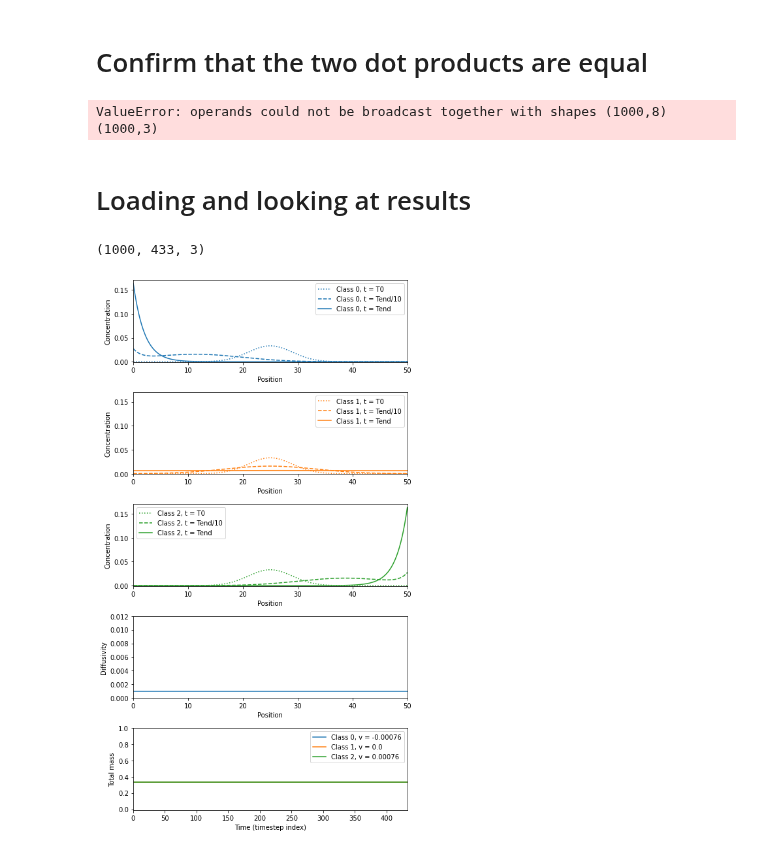
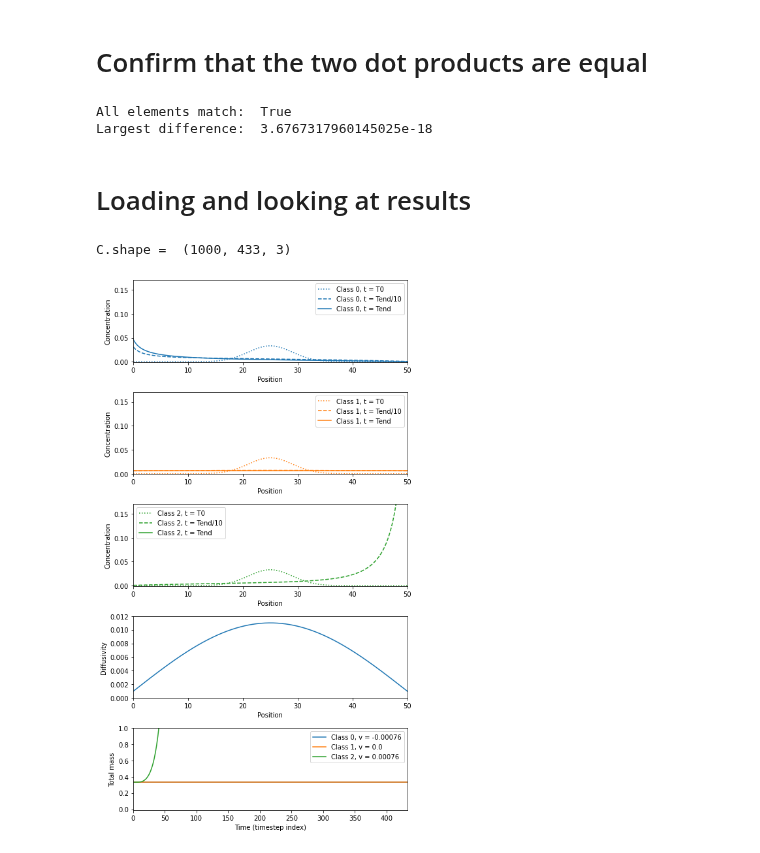
Before and after one commit to nordam/Eulerian-and-Lagrangian-methods, a Jupyter notebook: notebooks/Debugging.ipynb, the cells around one changed output. Drawn from its saved outputs; the diff is of its cells as text; code cells hidden in the pictures.

```diff
--- a/notebooks/Debugging.ipynb
+++ b/notebooks/Debugging.ipynb
@@ -128,21 +131,24 @@ LHS_FL_old = flux_limiter_reaction_term_function(
 )
 # %% [markdown]
 # Confirm that the two dot products are equal
-# %%
-np.allclose(LHS_FL, LHS_FL_old)
-# %% [output]
-ValueError: operands could not be broadcast together with shapes (1000,8) (1000,3)
+# %%
+print('All elements match: ', np.allclose(LHS_FL, 0.5*LHS_FL_old))
+
+print('Largest difference: ', np.amax(np.abs(LHS_FL - 0.5*LHS_FL_old)))
+# %% [output]
+All elements match:  True
+Largest difference:  3.6767317960145025e-18
 # %% [markdown]
 # Loading and looking at results
 # %%
-profile = 'A'
+profile = 'B'
 
 # Constant diffusivity
 K_A = lambda z: 1e-3*np.ones(len(z))
 # Variable but symmetric diffusivity
 K_B = lambda z: 1e-3 + 1e-2*np.sin(z*np.pi/Zmax)
 
-if profile = 'A':
+if profile == 'A':
     K_vec = K_A(params.z_face)
 else:
     K_vec = K_B(params.z_face)
@@ -150,37 +156,39 @@ else:
 C = np.load(f'../data/Case0_K_{profile}_block_Nclasses=3_NJ=1000_dt=300.npy')
 print('C.shape = ', C.shape)
 # %% [output]
-(1000, 433, 3)
+C.shape =  (1000, 433, 3)
 # %%
 fig, ax = plt.subplots(nrows = 5, figsize = (7,12))
 
 for i in (0, 1, 2):
     speeds = [-2*0.38e-3, 0.0, 2*0.38e-3]
     l, = ax[4].plot(params.dz*np.sum(C[:,:,i], axis = (0)), label = f'Class {i}, v = {speeds[i]}')
     ax[i].plot(params.z_cell, C[:,0,i], ':', c = l.get_color(), label = f'Class {i}, t = T0')
     ax[i].plot(params.z_cell, C[:,45,i], '--', c = l.get_color(), label = f'Class {i}, t = Tend/10')
     ax[i].plot(params.z_cell, C[:,-1,i], c = l.get_color(), label = f'Class {i}, t = Tend')
     ax[i].legend()
     ax[i].set_ylim(-0.001, 0.17)
     ax[i].set_xlim(0, params.Zmax)
     ax[i].set_xlabel('Position')
     ax[i].set_ylabel('Concentration')
 
 ax[3].plot(params.z_face, K_vec)
 ax[3].set_ylabel('Diffusivity')
 ax[3].set_xlabel('Position')
 ax[3].set_ylim(0.0, 0.012)
 ax[3].set_xlim(0, params.Zmax)
 
 ax[4].set_ylabel('Total mass')
 ax[4].set_xlabel('Time (timestep index)')
 ax[4].set_ylim(-0.01, 1)
 ax[4].set_xlim(0, C.shape[1])
 ax[4].legend()
 
 plt.tight_layout()
 
-#plt.savefig('Symmetric_test_3_classes_constant_diffusivity.png', dpi = 240)
-#plt.savefig('Symmetric_test_3_classes_variable_diffusivity.png', dpi = 240)
+if profile == 'A':
+    plt.savefig('Symmetric_test_3_classes_constant_diffusivity.png', dpi = 240)
+else:
+    plt.savefig('Symmetric_test_3_classes_variable_diffusivity.png', dpi = 240)
 # %% [output]
-[figure, old version]
+[figure, new version]
```
Also changed, not shown: parts of 1 cell of this notebook, 1 other file.
